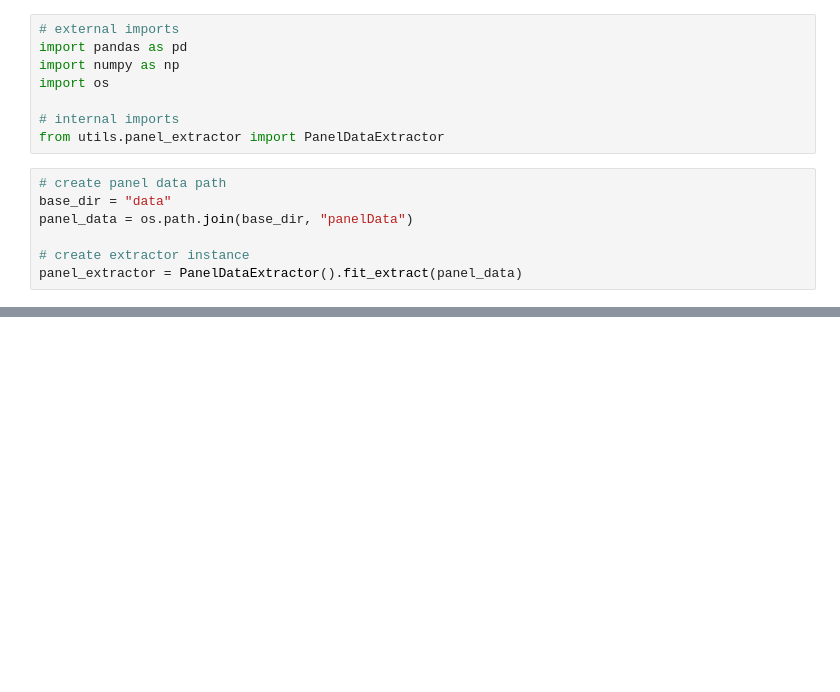
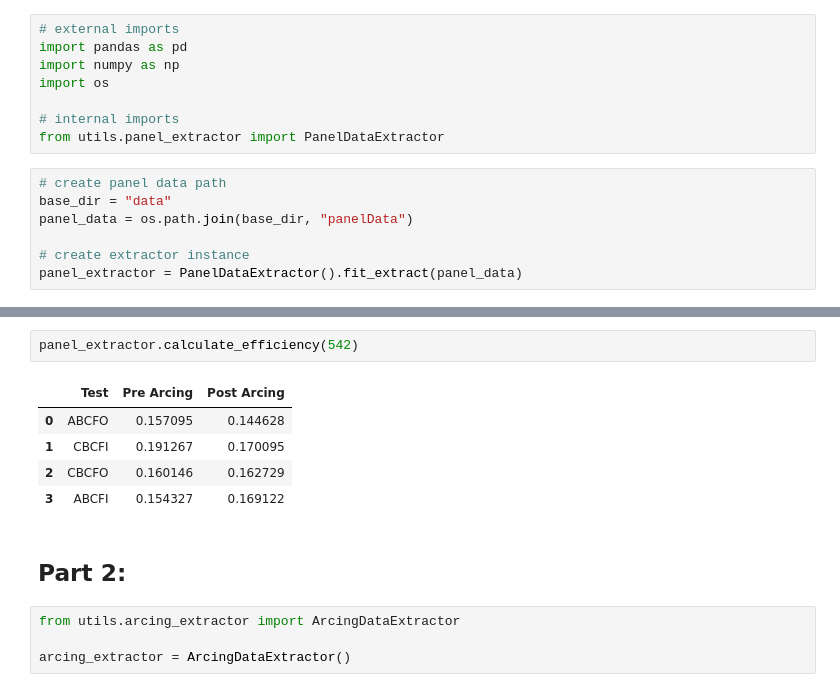
Before and after one commit to willAlbertini707/ArcingLab, a Jupyter notebook: main_data_analysis.ipynb, the cells around one changed output, grey strips where cells are left out. Cells and saved outputs as stored; diff of their text form; blank space fills up the shorter version.

```diff
--- a/main_data_analysis.ipynb
+++ b/main_data_analysis.ipynb
@@ -31,0 +76,14 @@ panel_extractor.plot_results()
+# %%
+panel_extractor.calculate_efficiency(542)
+# %% [output]
+|  | Test | Pre Arcing | Post Arcing |
+| 0 | ABCFO | 0.157095 | 0.144628 |
+| 1 | CBCFI | 0.191267 | 0.170095 |
+| 2 | CBCFO | 0.160146 | 0.162729 |
+| 3 | ABCFI | 0.154327 | 0.169122 |
+# %% [markdown]
+## Part 2:
+# %%
+from utils.arcing_extractor import ArcingDataExtractor
+
+arcing_extractor = ArcingDataExtractor()
```
Also changed, not shown: parts of 14 cells of this notebook.
